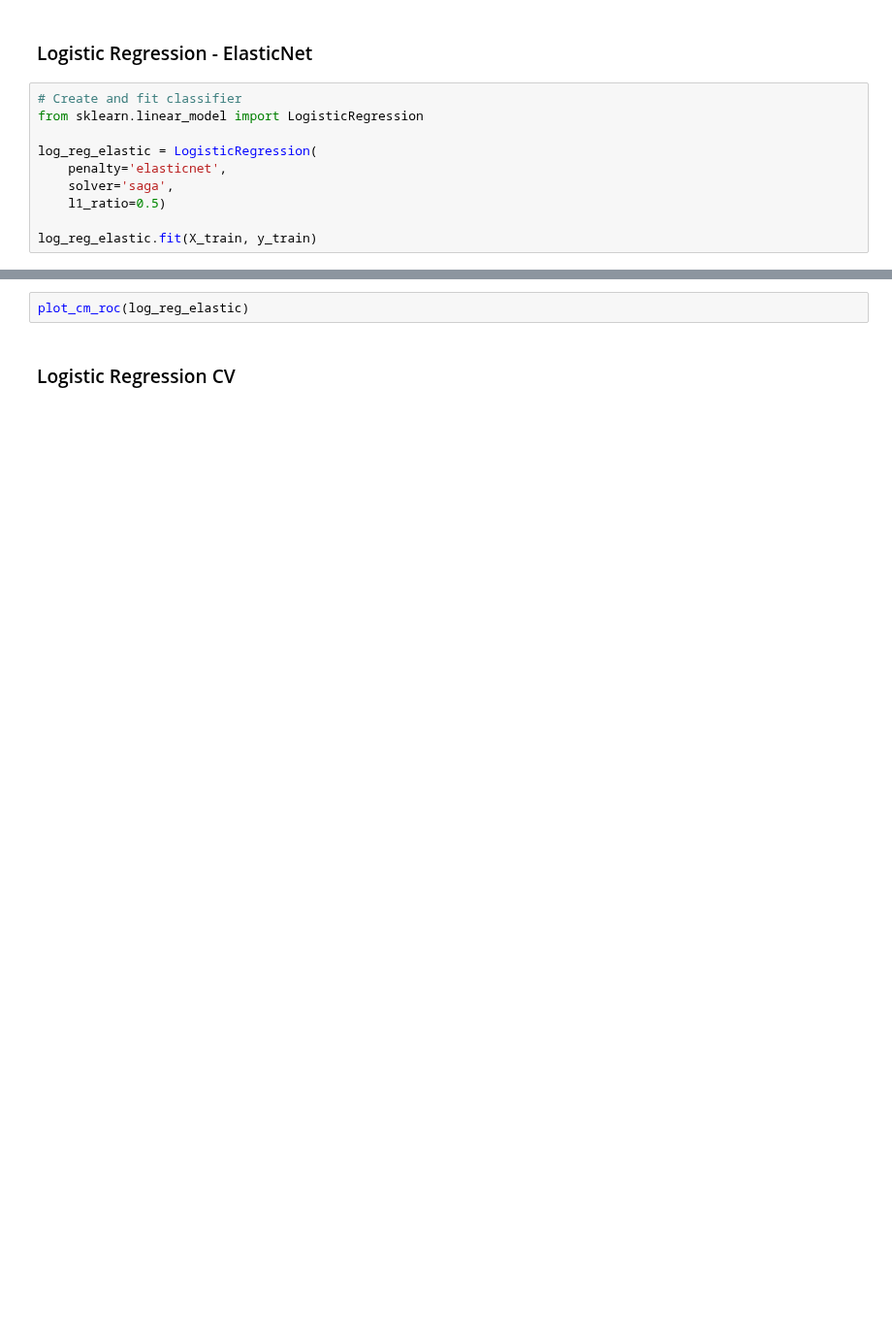
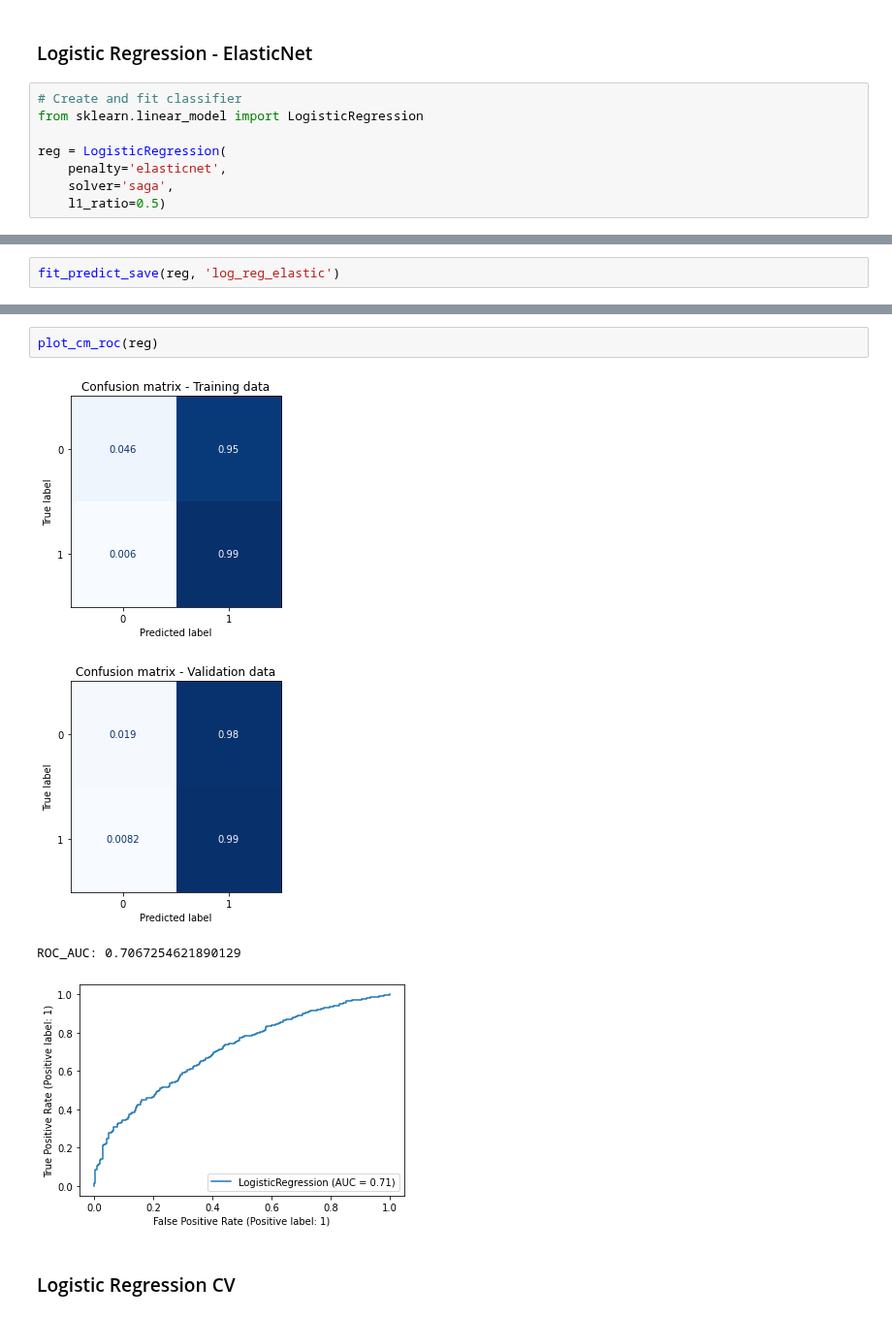
Before and after one commit to chrimaho/MDSI_ADSI_FEB21_AT1, a Jupyter notebook: notebooks/David/adsi_at1_parta.ipynb, the cells around one changed output, grey strips where cells are left out. Shown at 97% size. Drawn from its saved outputs; the diff is of its cells as text; blank space fills up the shorter version.

```diff
--- a/notebooks/David/adsi_at1_parta.ipynb
+++ b/notebooks/David/adsi_at1_parta.ipynb
@@ -173,9 +155,7 @@ ROC_AUC: 0.7073251996952058
 # Create and fit classifier
 from sklearn.linear_model import LogisticRegression
 
-log_reg_elastic = LogisticRegression(
+reg = LogisticRegression(
     penalty='elasticnet',
     solver='saga',
     l1_ratio=0.5)
-
-log_reg_elastic.fit(X_train, y_train)
@@ -188,0 +162,2 @@ y_val_pred = log_reg_elastic.predict(X_val)
+# %%
+fit_predict_save(reg, 'log_reg_elastic')
@@ -189,5 +168,10 @@ y_val_pred = log_reg_elastic.predict(X_val)
 # %%
-plot_cm_roc(log_reg_elastic)
+plot_cm_roc(reg)
+# %% [output]
+[figure, added]
+[figure, added]
+ROC_AUC: 0.7067254621890129
+[figure, added]
 # %% [markdown]
 ### Logistic Regression CV
 # %%
```
Also changed, not shown: parts of 27 cells of this notebook, 3 other files.
